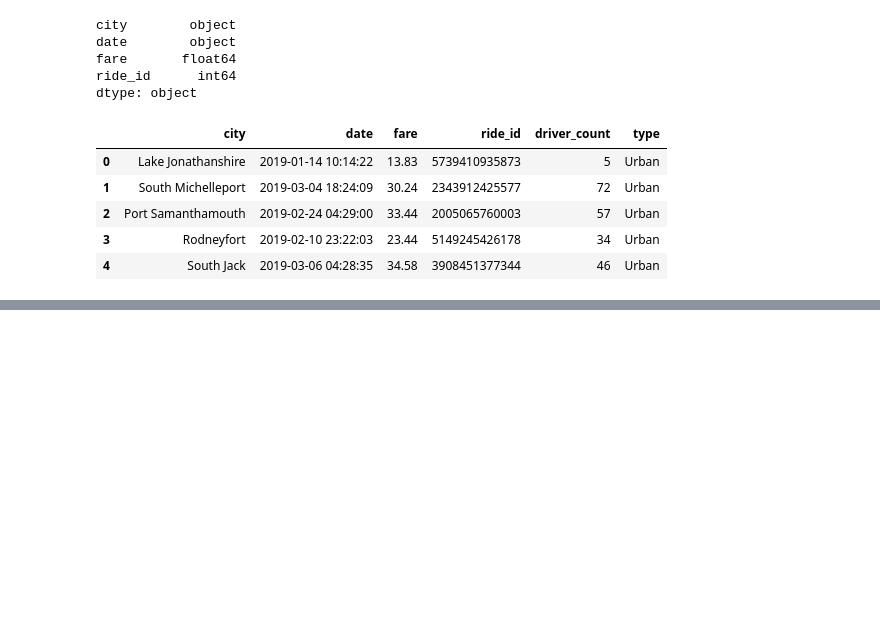
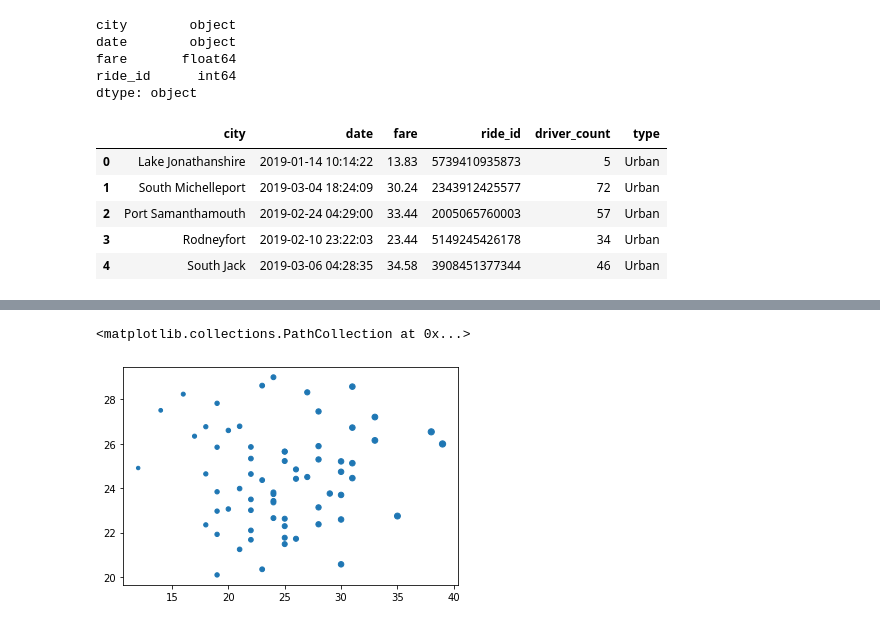
Before and after one commit to sljssims/PyBer_Analysis, a Jupyter notebook: PyBer.ipynb, the cells around one changed output, grey strips where cells are left out. Cells and saved outputs as stored; diff of their text form; code cells hidden in the pictures; blank space fills up the shorter version.

Commit message:
All Charts

```diff
--- a/PyBer.ipynb
+++ b/PyBer.ipynb
@@ -124,3 +98,7 @@ pyber_data_df.head()
 | 2 | Port Samanthamouth | 2019-02-24 04:29:00 | 33.44 | 2005065760003 | 57 | Urban |
 | 3 | Rodneyfort | 2019-02-10 23:22:03 | 23.44 | 5149245426178 | 34 | Urban |
 | 4 | South Jack | 2019-03-06 04:28:35 | 34.58 | 3908451377344 | 46 | Urban |
+# %%
+# Create the Urban city DataFrame.
+urban_cities_df = pyber_data_df[pyber_data_df["type"] == "Urban"]
+urban_cities_df.head()
@@ -126,0 +116,4 @@ pyber_data_df.head()
+# %%
+# Get the number of rides for urban cities.
+urban_ride_count = urban_cities_df.groupby(["city"]).count()["ride_id"]
+urban_ride_count.head()
@@ -126,0 +152,4 @@ pyber_data_df.head()
+# %%
+# Get average fare for each city in the urban cities. Chain the groupbuy to the mean method (City and fare)
+urban_avg_fare = urban_cities_df.groupby(["city"]).mean()["fare"]
+urban_avg_fare.head()
@@ -126,0 +224,6 @@ pyber_data_df.head()
+# %%
+# Build the scatter plots for urban cities.
+plt.scatter(urban_ride_count, urban_avg_fare, s=urban_ride_count)
+# %% [output]
+<matplotlib.collections.PathCollection at 0x...>
+[figure, added]
```
Also changed, not shown: parts of 17 cells of this notebook, 4 other files.
